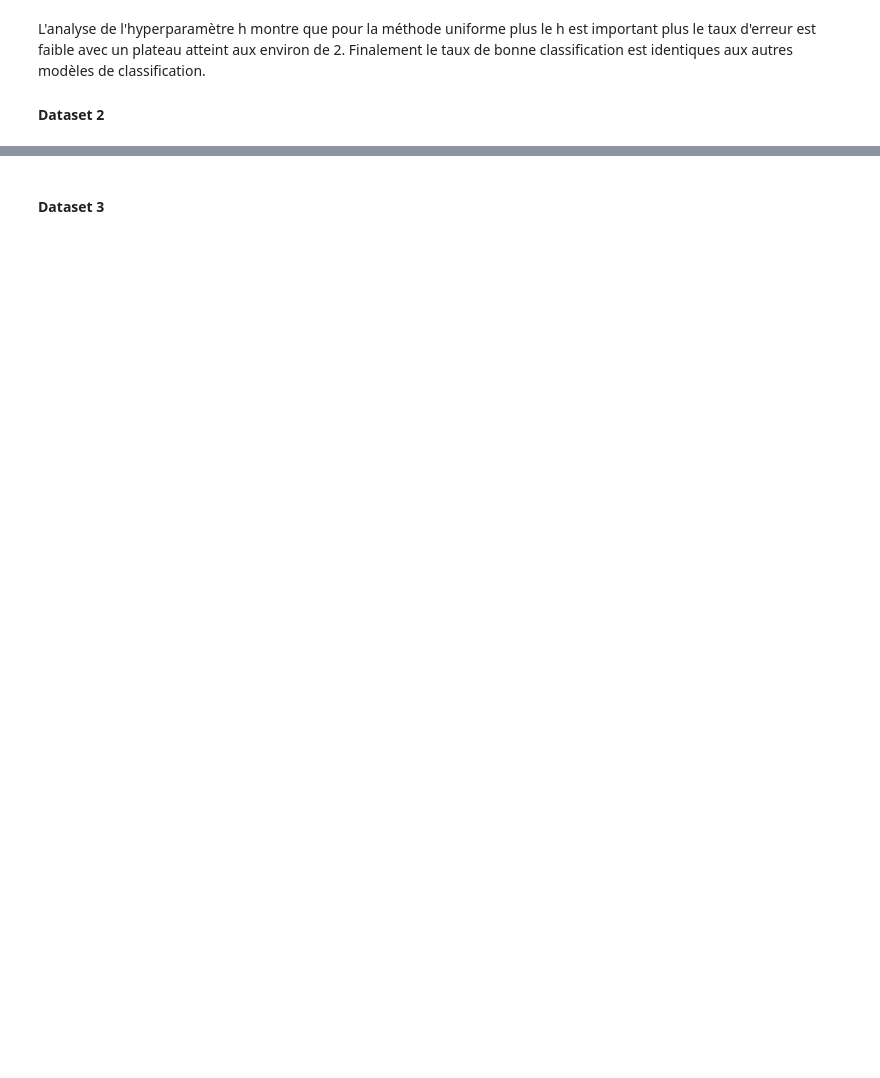
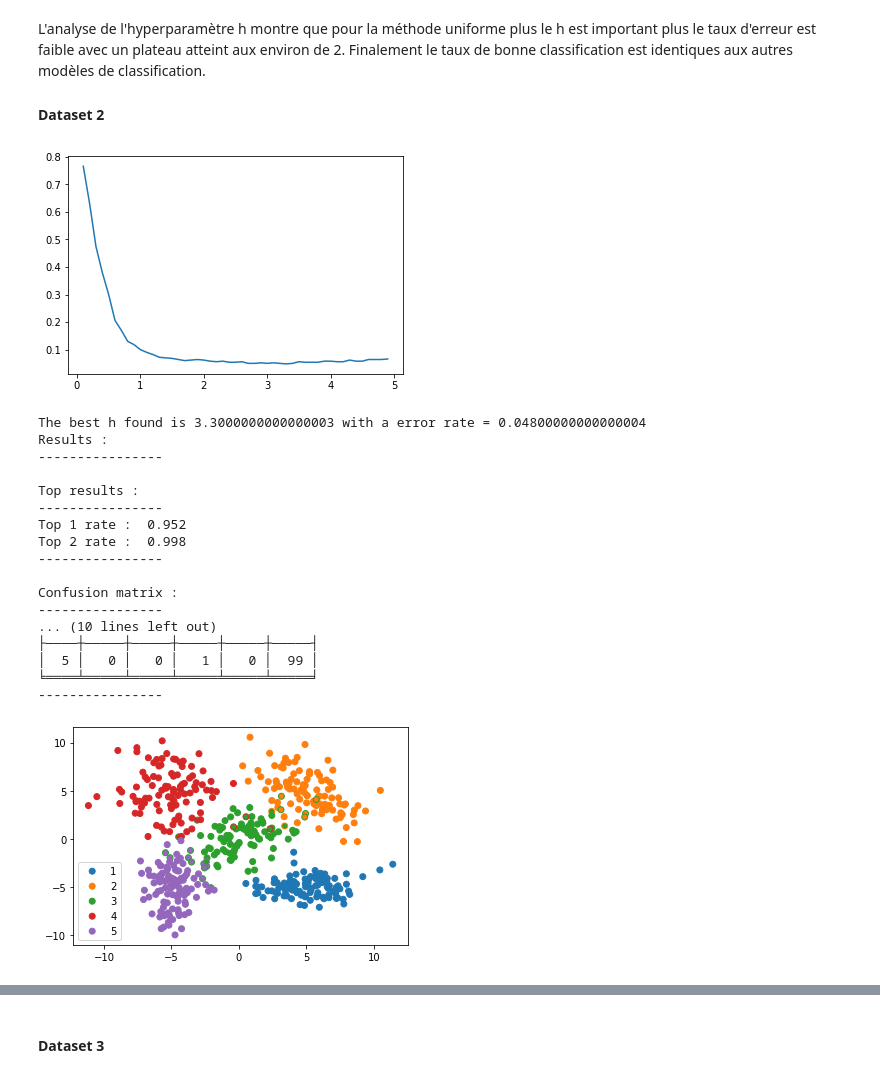
Before and after one commit to RudolphDev/machine_learning, a Jupyter notebook: analysis.ipynb, the cells around one changed output, grey strips where cells are left out. Saved outputs shown, nothing was run; the diff lists cells and outputs as text; code cells hidden in the pictures; blank space fills up the shorter version.

```diff
--- a/analysis.ipynb
+++ b/analysis.ipynb
@@ -241,10 +261,30 @@ Pour le noyau uniforme j'ai décidé de tester tout les h possible entre 0,1 et
 L'analyse de l'hyperparamètre h montre que pour la méthode uniforme plus le h est important plus le taux d'erreur est faible avec un plateau atteint aux environ de 2. Finalement le taux de bonne classification est identiques aux autres modèles de classification.
 #### Dataset 2
 # %%
-# parzen = ParzenModel()
-# h_list = np.arange(0.1, 5, 0.1)
-# parzen.method = "uniform"
-# parzen.get_h_cross_validation(split_data_tp2_app, h_list, 5)
-# parzen.compute_parzen(split_data_tp2_app, split_data_tp2_dec)
-# parzen.print_model_result()
-# parzen.plot_test_data()
+parzen = ParzenModel()
+h_list = np.arange(0.1, 5, 0.1)
+parzen.method = "uniform"
+parzen.get_h_cross_validation(split_data_tp2_app, h_list, 5)
+parzen.compute_parzen(split_data_tp2_app, split_data_tp2_dec)
+parzen.print_model_result()
+parzen.plot_test_data()
+# %% [output]
+[figure, added]
+The best h found is 3.3000000000000003 with a error rate = 0.04800000000000004
+Results :
+----------------
+
+Top results :
+----------------
+Top 1 rate :  0.952
+Top 2 rate :  0.998
+----------------
+
+Confusion matrix :
+----------------
+... (10 lines left out)
+├────┼─────┼─────┼─────┼─────┼─────┤
+│  5 │   0 │   0 │   1 │   0 │  99 │
+╘════╧═════╧═════╧═════╧═════╧═════╛
+----------------
+[figure, added]
```
Also changed, not shown: parts of 10 cells of this notebook, 1 other file.
